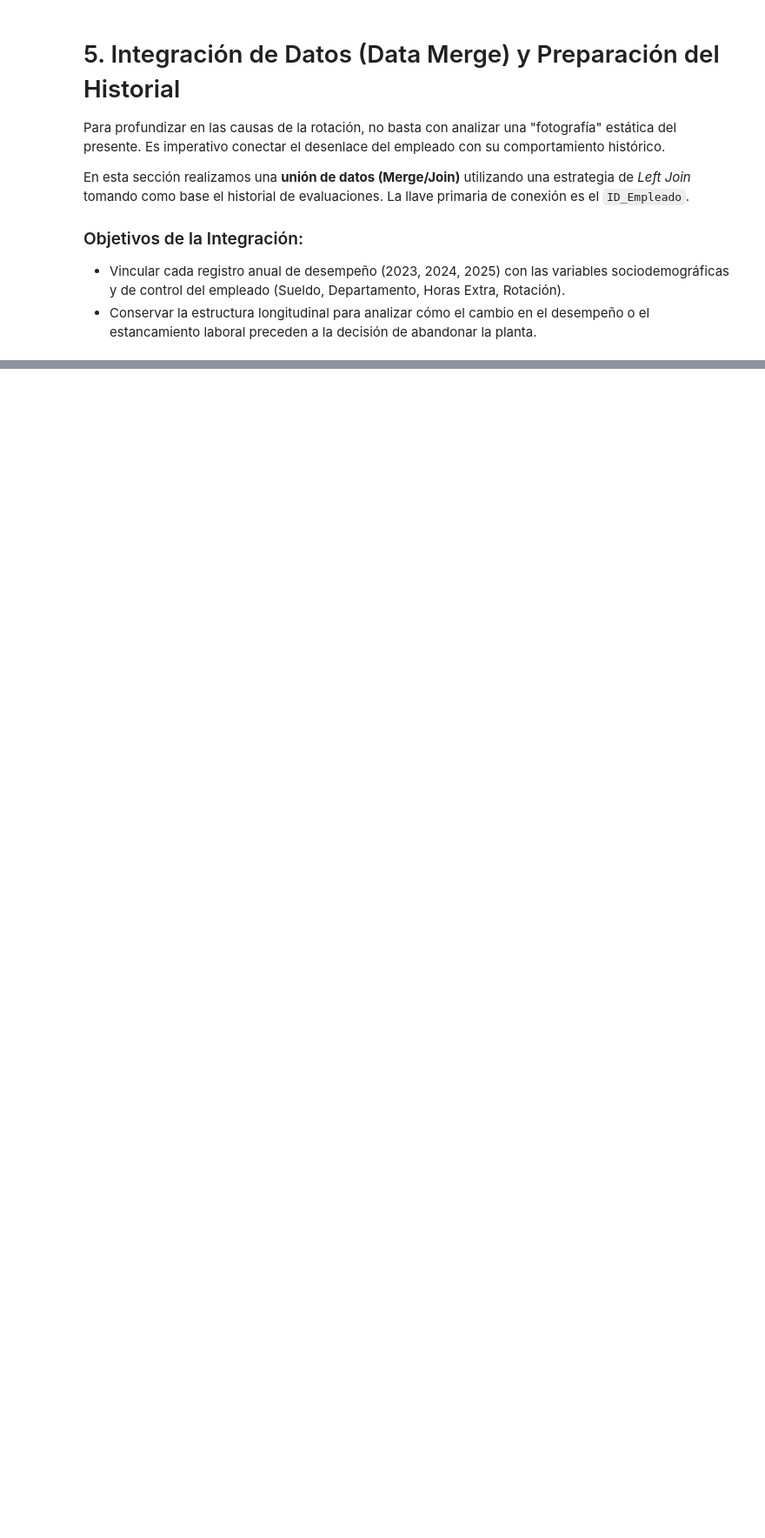
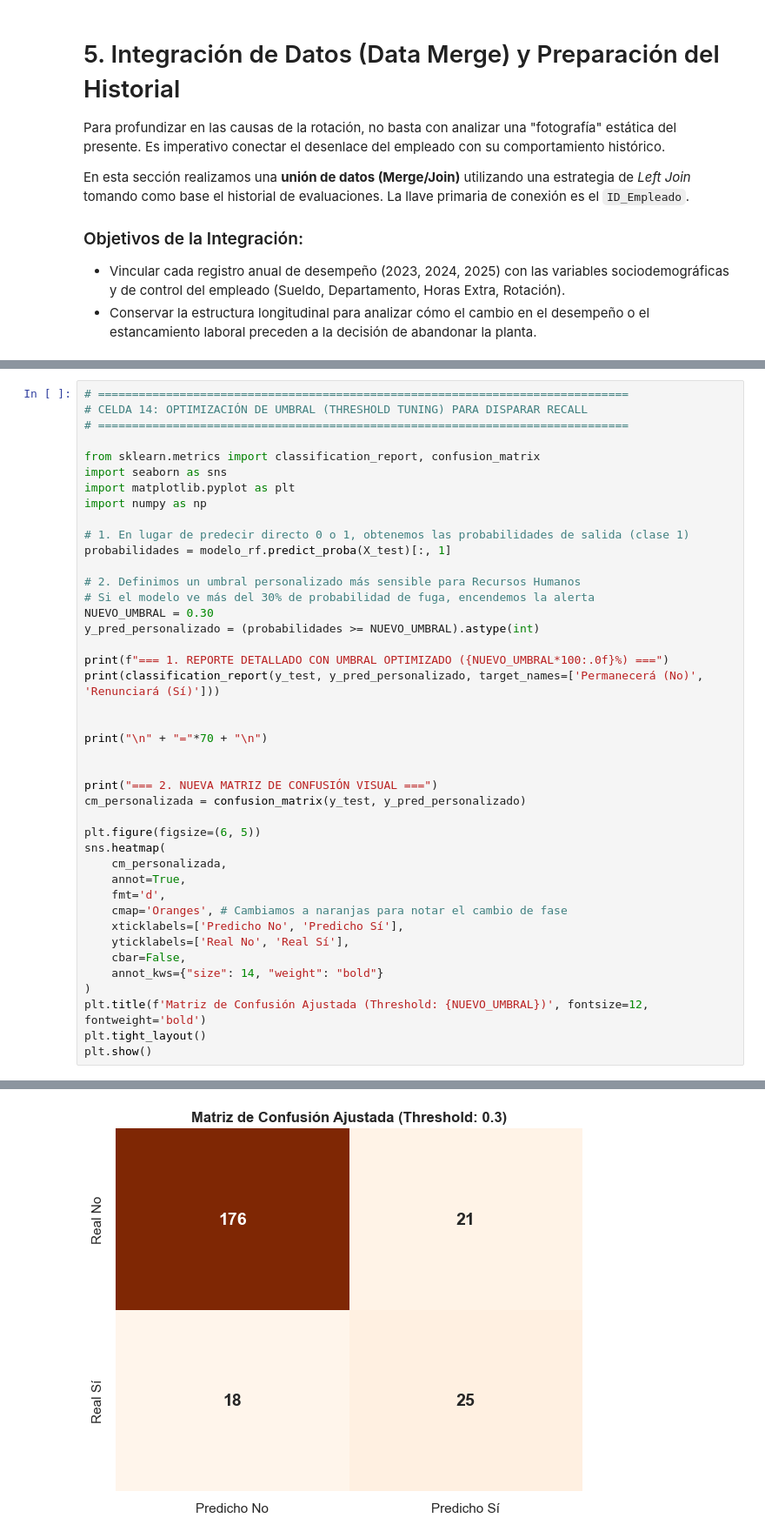
Before and after one commit to victorrlarioss/hr-workforce-optimization, a Jupyter notebook: hr_analysis.ipynb, the cells around one changed output, grey strips where cells are left out. Shown at 87% size. Cells and saved outputs as stored; diff of their text form; blank space fills up the shorter version.

```diff
--- a/hr_analysis.ipynb
+++ b/hr_analysis.ipynb
@@ -378,0 +591,43 @@ KeyError: 'Anio_Evaluacion'
+# %%
+# ==============================================================================
+# CELDA 14: OPTIMIZACIÓN DE UMBRAL (THRESHOLD TUNING) PARA DISPARAR RECALL
+# ==============================================================================
+
+from sklearn.metrics import classification_report, confusion_matrix
+import seaborn as sns
+import matplotlib.pyplot as plt
+import numpy as np
+
+# 1. En lugar de predecir directo 0 o 1, obtenemos las probabilidades de salida (clase 1)
+probabilidades = modelo_rf.predict_proba(X_test)[:, 1]
+
+# 2. Definimos un umbral personalizado más sensible para Recursos Humanos
+# Si el modelo ve más del 30% de probabilidad de fuga, encendemos la alerta
+NUEVO_UMBRAL = 0.30
+y_pred_personalizado = (probabilidades >= NUEVO_UMBRAL).astype(int)
+
+print(f"=== 1. REPORTE DETALLADO CON UMBRAL OPTIMIZADO ({NUEVO_UMBRAL*100:.0f}%) ===")
+print(classification_report(y_test, y_pred_personalizado, target_names=['Permanecerá (No)', 'Renunciará (Sí)']))
+
+
+print("\n" + "="*70 + "\n")
+
+
+print("=== 2. NUEVA MATRIZ DE CONFUSIÓN VISUAL ===")
+cm_personalizada = confusion_matrix(y_test, y_pred_personalizado)
+
+plt.figure(figsize=(6, 5))
+sns.heatmap(
+    cm_personalizada,
+    annot=True,
+    fmt='d',
+    cmap='Oranges', # Cambiamos a naranjas para notar el cambio de fase
+    xticklabels=['Predicho No', 'Predicho Sí'],
+    yticklabels=['Real No', 'Real Sí'],
+    cbar=False,
+    annot_kws={"size": 14, "weight": "bold"}
+)
+plt.title(f'Matriz de Confusión Ajustada (Threshold: {NUEVO_UMBRAL})', fontsize=12, fontweight='bold')
+plt.tight_layout()
+plt.show()
+# %% [output]
@@ -378,0 +648 @@ KeyError: 'Anio_Evaluacion'
+[figure, added]
```
Also changed, not shown: parts of 26 cells of this notebook.
